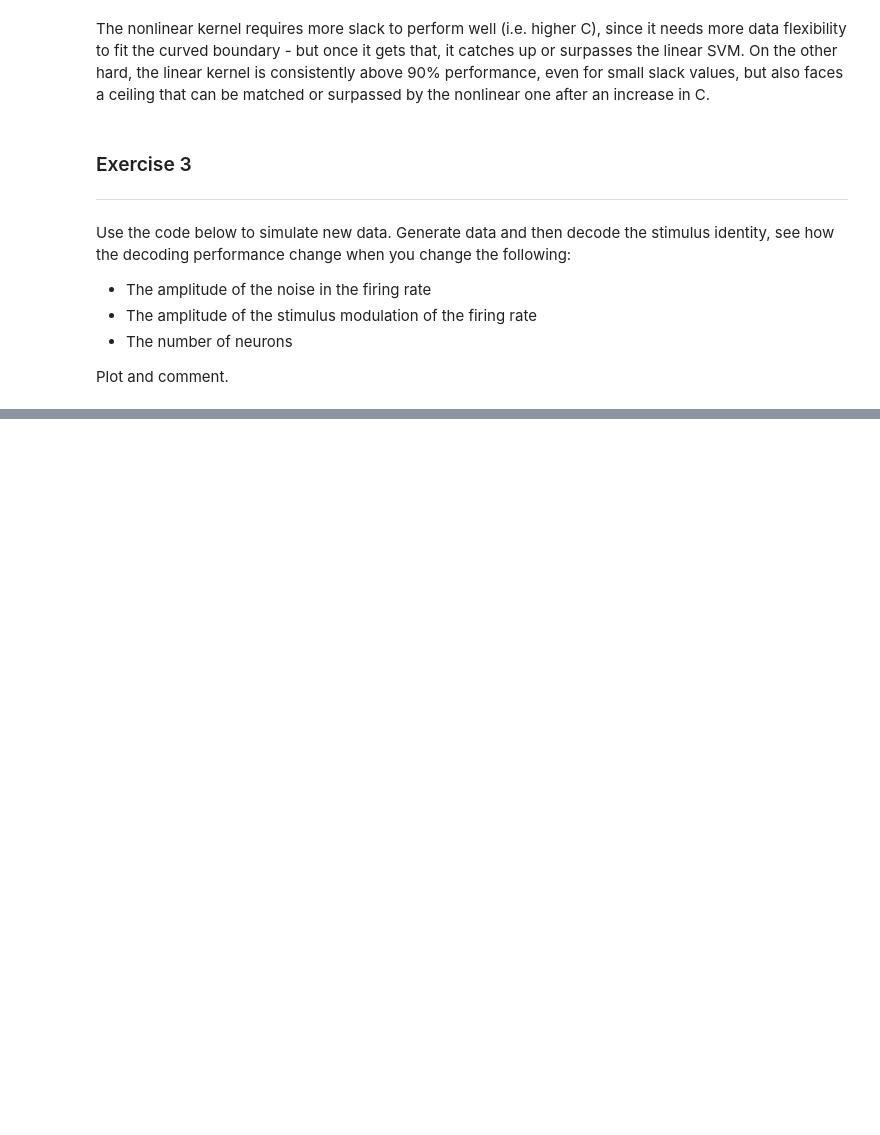
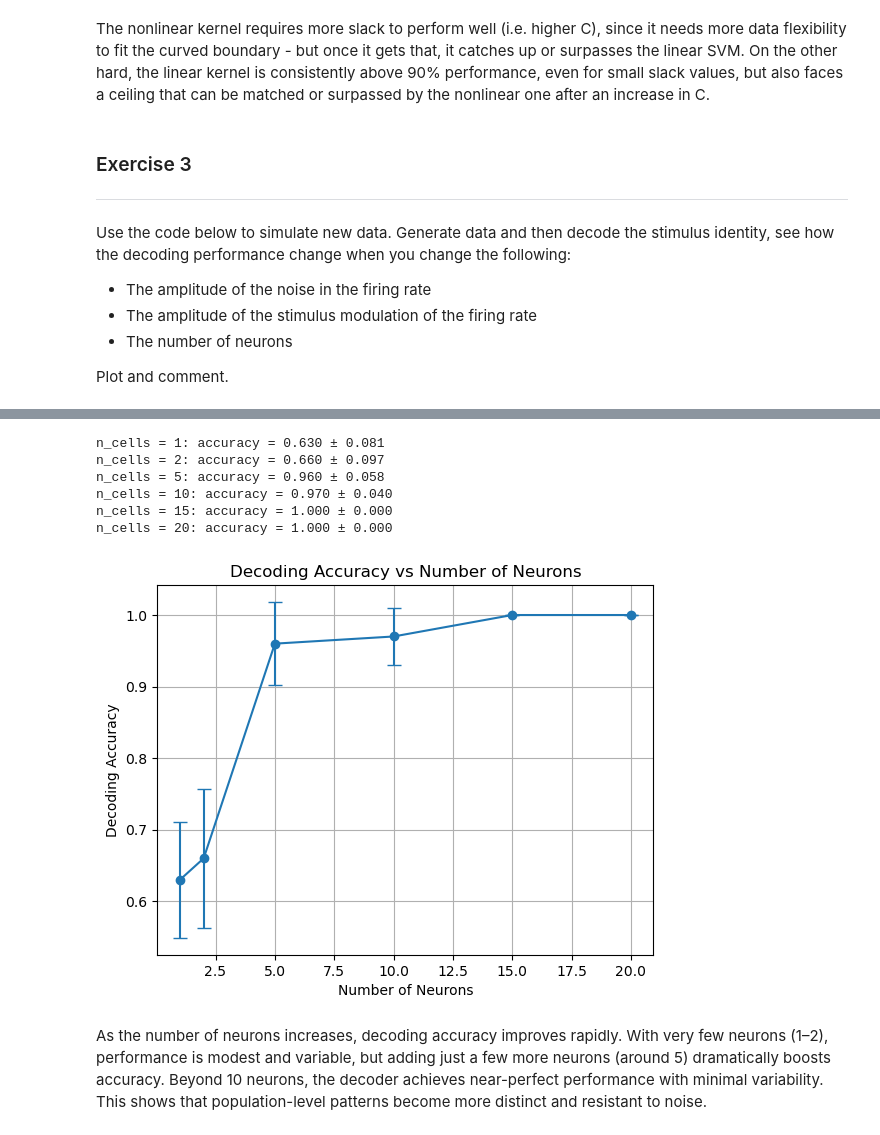
Before and after one commit to pschristodoulou/NRA, a Jupyter notebook: SVMs/Ass6_SVM_all.ipynb, the cells around one changed output, grey strips where cells are left out. Drawn from its saved outputs; the diff is of its cells as text; code cells hidden in the pictures; blank space fills up the shorter version.

```diff
--- a/SVMs/Ass6_SVM_all.ipynb
+++ b/SVMs/Ass6_SVM_all.ipynb
@@ -219,0 +453,66 @@ with open('data/simulated_data1.pickle', 'wb') as handle:
+# %%
+from sklearn.svm import SVC
+from sklearn.model_selection import cross_val_score
+
+# Parameters
+cell_counts = [1, 2, 5, 10, 15, 20]  # different numbers of neurons
+sigma_stim = 0.5
+noise_rate = 1.0
+
+acc3 = []
+std_devs3 = []
+
+for n_cells in cell_counts:
+    # Regenerate baseline rates and modulation
+    cell_rate_baseline = np.random.exponential(average_firing_rate, size=n_cells)
+    modulation = sigma_stim * np.random.normal(0, 1, size=n_cells)
+
+    cell_rate_stim = {
+        1: cell_rate_baseline * (1 + modulation),
+        2: cell_rate_baseline * (1 - modulation)
+    }
+    cell_rate_stim[1][cell_rate_stim[1] < 0] = 0
+    cell_rate_stim[2][cell_rate_stim[2] < 0] = 0
+
+    # Simulate spiking
+    spike_times = []
+    for cell in range(n_cells):
+        spikes = np.random.poisson((cell_rate_baseline[cell] + noise_rate) / s_rate, size=time.shape)
+        for i, stim in enumerate(stim_type):
+            stim_idxs = np.arange(stim_onsets[i] * s_rate, (stim_onsets[i] + stim_dur) * s_rate)
+            spikes[stim_idxs] += np.random.poisson(cell_rate_stim[stim][cell] / s_rate, size=stim_idxs.shape)
+        spike_times.append(time[spikes > 0])
+
+    # Count spikes per trial → X matrix
+    X = np.zeros((n_stim, n_cells))
+    for trial, t_onset in enumerate(stim_onsets):
+        t_start = t_onset
+        t_end = t_onset + stim_dur
+        for cell in range(n_cells):
+            spikes = spike_times[cell]
+            X[trial, cell] = np.sum((spikes >= t_start) & (spikes < t_end))
+
+    # Decode
+    clf = SVC(kernel='linear', C=1)
+    scores = cross_val_score(clf, X, stim_type, cv=5)
+    acc3.append(np.mean(scores))
+    std_devs3.append(np.std(scores))
+    print(f"n_cells = {n_cells}: accuracy = {np.mean(scores):.3f} ± {np.std(scores):.3f}")
+# %% [output]
+n_cells = 1: accuracy = 0.630 ± 0.081
+n_cells = 2: accuracy = 0.660 ± 0.097
+n_cells = 5: accuracy = 0.960 ± 0.058
+n_cells = 10: accuracy = 0.970 ± 0.040
+n_cells = 15: accuracy = 1.000 ± 0.000
+n_cells = 20: accuracy = 1.000 ± 0.000
+# %%
+plt.errorbar(cell_counts, acc3, yerr=std_devs3, fmt='o-', capsize=5)
+plt.xlabel('Number of Neurons')
+plt.ylabel('Decoding Accuracy')
+plt.title('Decoding Accuracy vs Number of Neurons')
+plt.grid(True)
+plt.show()
+# %% [output]
+[figure, added]
+# %% [markdown]
+As the number of neurons increases, decoding accuracy improves rapidly. With very few neurons (1–2), performance is modest and variable, but adding just a few more neurons (around 5) dramatically boosts accuracy. Beyond 10 neurons, the decoder achieves near-perfect performance with minimal variability. This shows that population-level patterns become more distinct and resistant to noise.
```
Also changed, not shown: parts of 16 cells of this notebook.
